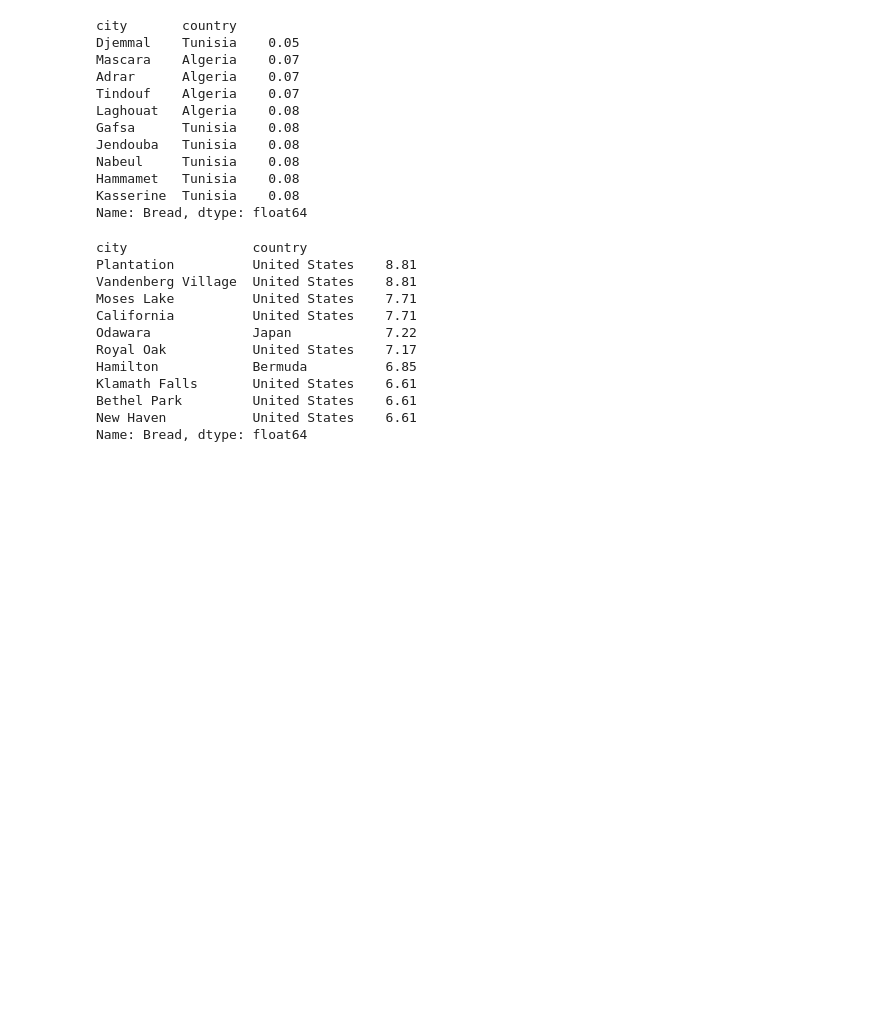
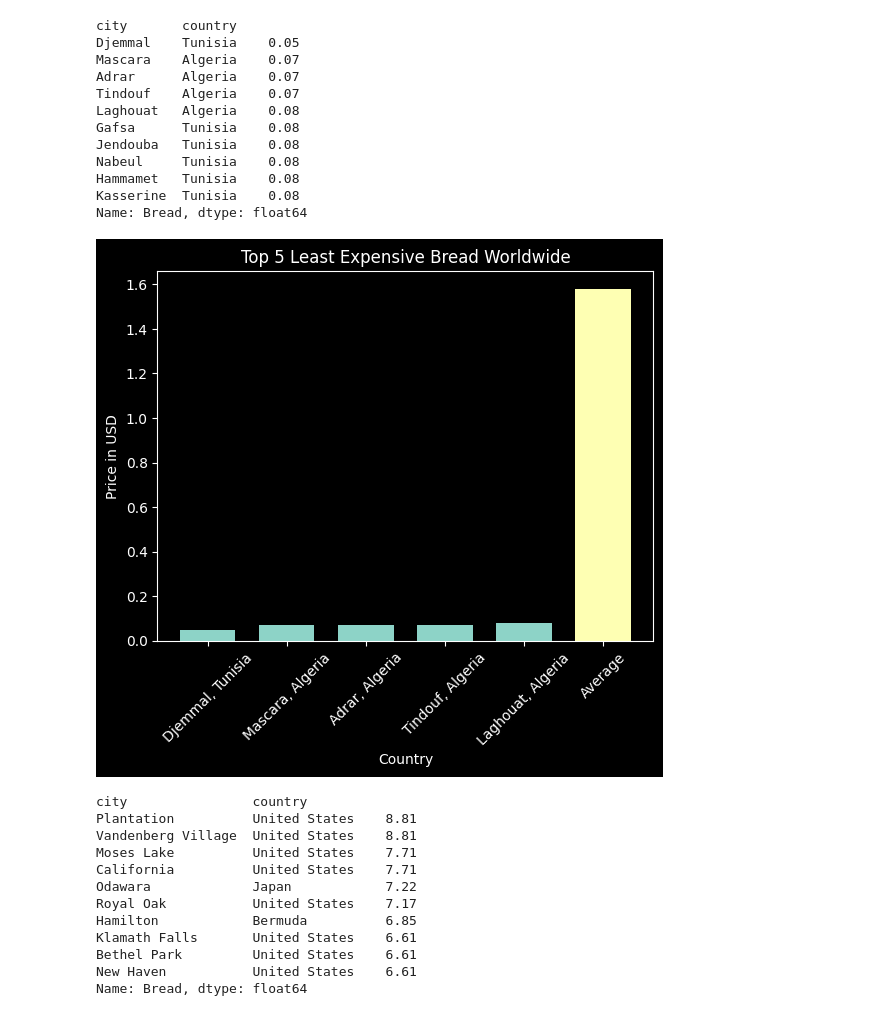
Before and after one commit to philiprobertovich/team-week-project, a Jupyter notebook: phil-project.ipynb, the cells around one changed output. Cells and saved outputs as stored; diff of their text form; code cells hidden in the pictures; blank space fills up the shorter version.

Commit message:
find average of bread column and add 2 bar graphs.

```diff
--- a/phil-project.ipynb
+++ b/phil-project.ipynb
@@ -809,3 +809,9 @@ plt.ylabel('Price in USD')
 plt.show()
 # %% [output]
 [figure]
+# %%
+# Find average of bread column
+bread_len = cost_of_living.Bread.count()
+bread_sum = cost_of_living.Bread.sum()
+bread_average = round(bread_sum/bread_len, 2)
+print(bread_average)
@@ -851,6 +859,28 @@ Nabeul     Tunisia    0.08
 Hammamet   Tunisia    0.08
 Kasserine  Tunisia    0.08
 Name: Bread, dtype: float64
+# %%
+least_bread_values = [0.05, 0.07, 0.07, 0.07, 0.08]
+least_bread_locations = ['Djemmal, Tunisia', 'Mascara, Algeria', 'Adrar, Algeria', 'Tindouf, Algeria', 'Laghouat, Algeria']
+# %%
+# Create bar graph
+plt.style.use('dark_background')
+
+plt.title('Top 5 Least Expensive Bread Worldwide')
+
+bar_width = 0.7
+
+plt.bar(least_bread_locations, least_bread_values, width=bar_width)
+plt.bar('Average', bread_average, width=bar_width)
+plt.xticks(rotation=45)
+
+
+plt.xlabel('Country')
+plt.ylabel('Price in USD')
+
+plt.show()
+# %% [output]
+[figure, added]
 # %%
 # Find the top 10 most expensive places that sell bread
 cost_of_living.Bread.sort_values(ascending=False).head(10)
```
Also changed, not shown: parts of 3 cells of this notebook.
